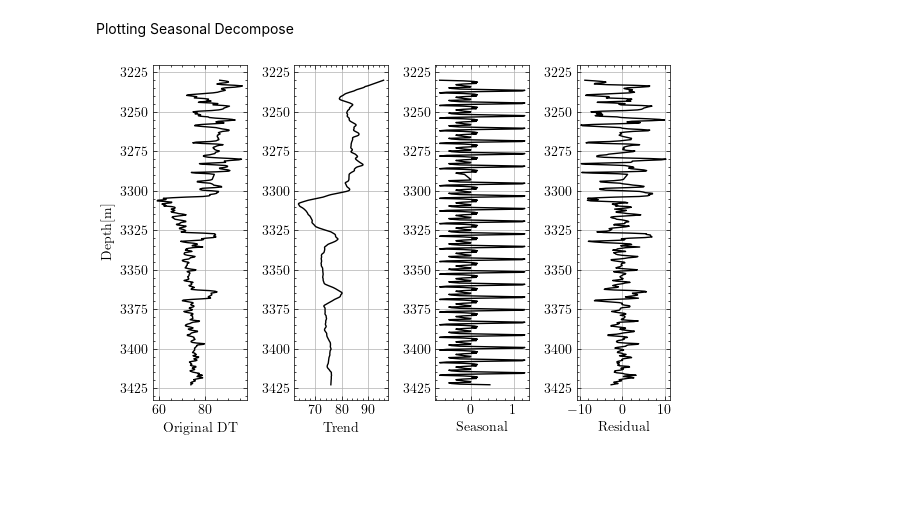
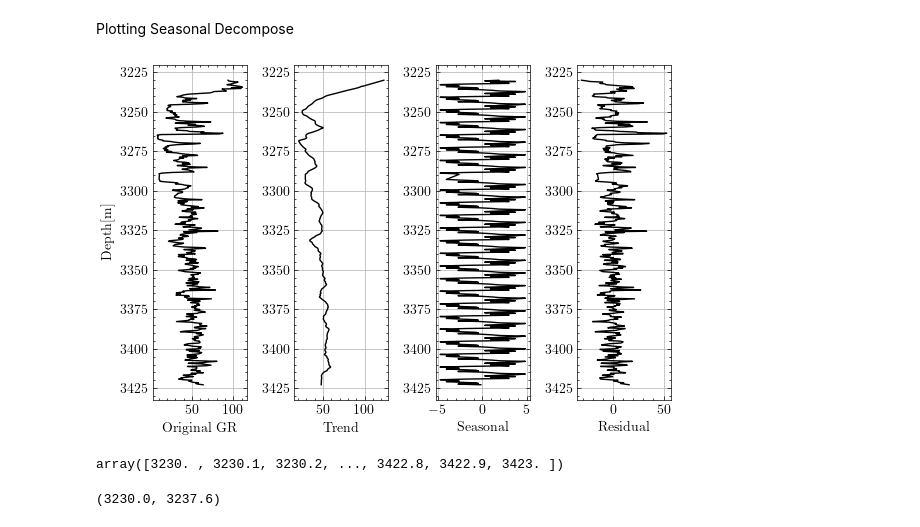
Before and after one commit to felipecostapereira/SYSID_well_logs, a Jupyter notebook: preproc_science_plots.ipynb, the cells around one changed output. Saved outputs shown, nothing was run; the diff lists cells and outputs as text; code cells hidden in the pictures; blank space fills up the shorter version.

```diff
--- a/preproc_science_plots.ipynb
+++ b/preproc_science_plots.ipynb
@@ -257,38 +260,46 @@ from statsmodels.tsa.seasonal import seasonal_decompose
 dfwell = df_filt[df_filt['wellName'] == '15/9-F-1 B']
 
 n = 4
-var = 'DT'
+var = 'GR'
 log = dfwell[var]
 log = log[::n]
 md  = dfwell['MD']
 md  = md[::n]
 
 decomp = seasonal_decompose(log, period=20, extrapolate_trend=5)
 
 fig, axes = plt.subplots(1,4, figsize=(6,4))
 
 # plt.subplot(151)
 
 for i,ax in enumerate(axes):
     if i==0:
         ax.plot(decomp.observed, md, color='k')
         ax.set_ylabel('Depth[m]')
         ax.set_xlabel(f'Original {var}')
         ax.set_title(f'Original {var}')
     elif i==1:
         ax.plot(decomp.trend, md, color='k');
         ax.set_xlabel('Trend')
     elif i==2:
         ax.plot(decomp.seasonal, md, color='k');
         ax.set_xlabel('Seasonal')
     else:
         ax.plot(decomp.resid, md, color='k');
         ax.set_xlabel('Residual')
     ax.set_title(f'')
     ax.invert_yaxis()
     ax.grid()
 plt.tight_layout()
 
 fig.savefig(f'./Images/decompose_{var}.pdf', format='pdf')
 # %% [output]
-[figure, old version]
+[figure, new version]
+# %%
+dfwell['MD'].to_numpy()
+# %% [output]
+array([3230. , 3230.1, 3230.2, ..., 3422.8, 3422.9, 3423. ])
+# %%
+md.to_numpy()[0], md.to_numpy()[19]
+# %% [output]
+(3230.0, 3237.6)
```
Also changed, not shown: parts of 4 cells of this notebook, 30 other files.
